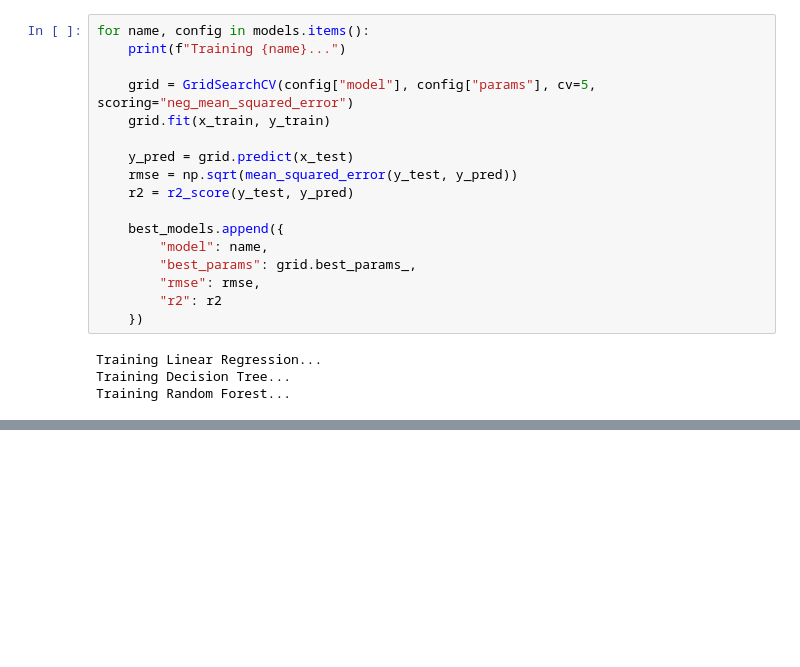
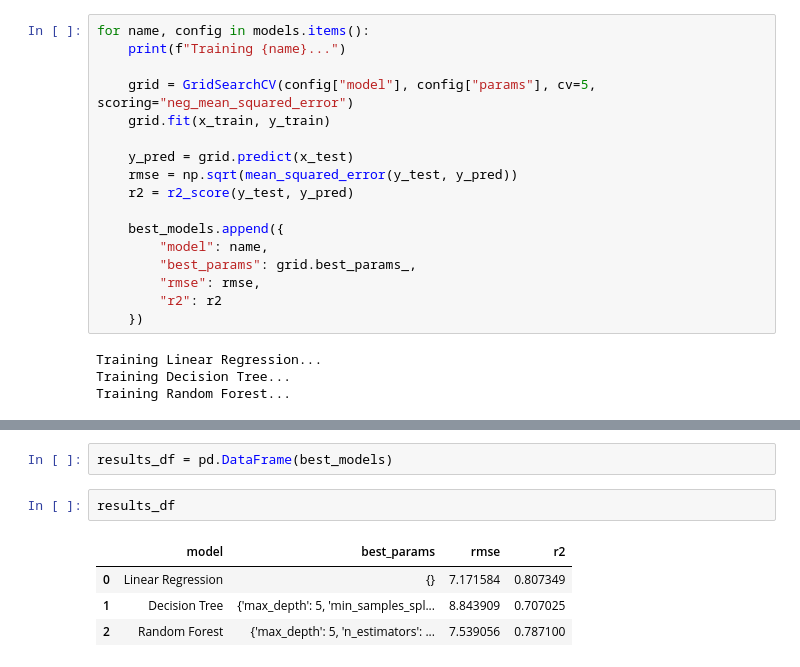
Before and after one commit to ThevinduDha/Predicting-Student-Exam-Scores, a Jupyter notebook: notebook.ipynb, the cells around one changed output, grey strips where cells are left out. Cells and saved outputs as stored; diff of their text form; blank space fills up the shorter version.

Commit message:
Figure out the best model ✅

```diff
--- a/notebook.ipynb
+++ b/notebook.ipynb
@@ -474,0 +490,9 @@ Training Random Forest...
+# %%
+results_df = pd.DataFrame(best_models)
+# %%
+results_df
+# %% [output]
+|  | model | best_params | rmse | r2 |
+| 0 | Linear Regression | {} | 7.171584 | 0.807349 |
+| 1 | Decision Tree | {'max_depth': 5, 'min_samples_spl... | 8.843909 | 0.707025 |
+| 2 | Random Forest | {'max_depth': 5, 'n_estimators': ... | 7.539056 | 0.787100 |
```
Also changed, not shown: parts of 2 cells of this notebook.
